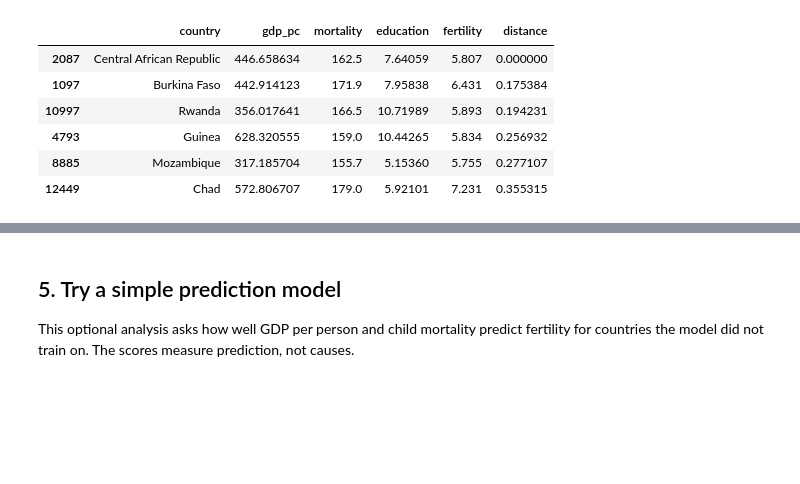
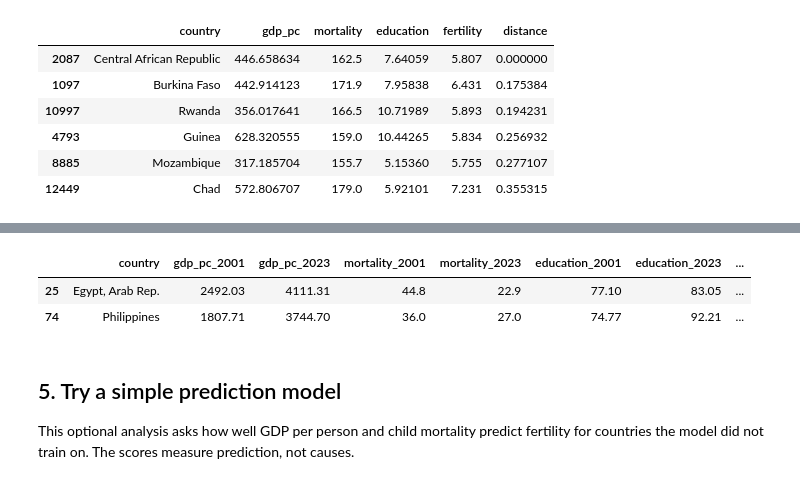
Before and after one commit to LinhNguyen2901/beyond-birth-rate, a Jupyter notebook: notebooks/fertility_development_poc.ipynb, the cells around one changed output, grey strips where cells are left out. Drawn from its saved outputs; the diff is of its cells as text; code cells hidden in the pictures; blank space fills up the shorter version.

```diff
--- a/notebooks/fertility_development_poc.ipynb
+++ b/notebooks/fertility_development_poc.ipynb
@@ -1385,3 +1521,90 @@ fig.show()
+# %%
+import plotly.graph_objects as go
+from plotly.subplots import make_subplots
+
+case_number = 2
+case_codes = case_shortlist.loc[case_number, "codes"]
+
+case_history = panel[
+    panel["iso3"].isin(case_codes)
+    & panel["year"].between(2001, 2023)
+].sort_values(["iso3", "year"])
+
+case_fig = make_subplots(
+    rows=2,
+    cols=2,
+    subplot_titles=[
+        "Fertility",
+        "GDP per person",
+        "Under-five mortality",
+        "Female secondary enrollment",
+    ],
+    horizontal_spacing=0.12,
+    vertical_spacing=0.18,
+)
+
+case_measures = [
+    ("fertility", 1, 1, "Births per woman"),
+    ("gdp_pc", 1, 2, "Constant 2015 US$ · log scale"),
+    ("mortality", 2, 1, "Deaths per 1,000 live births"),
+    ("education", 2, 2, "Gross enrollment (%)"),
+]
+
+case_colors = ["#1a7774", "#d66a4f", "#6878b7", "#a4659b", "#b57b30"]
+
+for index, code in enumerate(case_codes):
+    country_history = case_history[case_history["iso3"] == code]
+    country_name = country_history["country"].iloc[0]
+
+    for measure, row, column, unit in case_measures:
+        case_fig.add_trace(
+            go.Scatter(
+                x=country_history["year"],
+                y=country_history[measure],
+                name=country_name,
+                legendgroup=code,
+                showlegend=(measure == "fertility"),
+                mode="lines",
+                connectgaps=False,
+                line={"color": case_colors[index], "width": 3},
+            ),
+            row=row,
+            col=column,
+        )
+
+for measure, row, column, unit in case_measures:
+    case_fig.update_yaxes(title_text=unit, row=row, col=column)
+
+case_fig.update_yaxes(type="log", row=1, col=2)
+case_fig.update_xaxes(title_text="Year", range=[2001, 2023])
+
+case_fig.update_layout(
+    title="Similar development conditions, different fertility?",
+    template="plotly_white",
+    height=700,
+    hovermode="x unified",
+    legend={"orientation": "h", "y": -0.15},
+    margin={"b": 110},
+)
+
+case_fig.show()
+
+# Check the actual numbers behind the similarity score.
+display(
+    case_rows[case_rows["iso3"].isin(case_codes)][
+        [
+            "country",
+            "gdp_pc_2001", "gdp_pc_2023",
+            "mortality_2001", "mortality_2023",
+            "education_2001", "education_2023",
+            "fertility_2001", "fertility_2023",
+        ]
+    ].round(2)
+)
+# %% [output]
+|  | country | gdp_pc_2001 | gdp_pc_2023 | mortality_2001 | mortality_2023 | education_2001 | education_2023 | ... |
+| 25 | Egypt, Arab Rep. | 2492.03 | 4111.31 | 44.8 | 22.9 | 77.10 | 83.05 | ... |
+| 74 | Philippines | 1807.71 | 3744.70 | 36.0 | 27.0 | 74.77 | 92.21 | ... |
 # %% [markdown]
 ## 5. Try a simple prediction model
 
```
Also changed, not shown: parts of 2 cells of this notebook, 5 other files.
